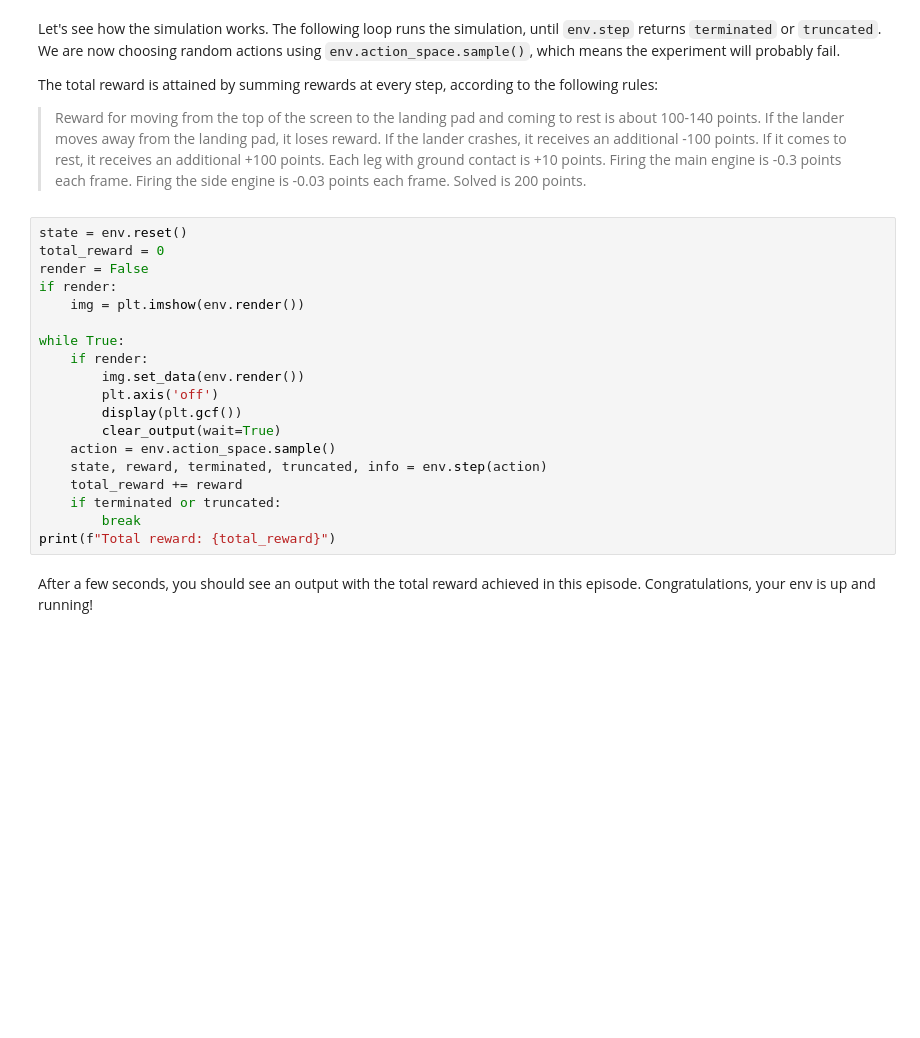
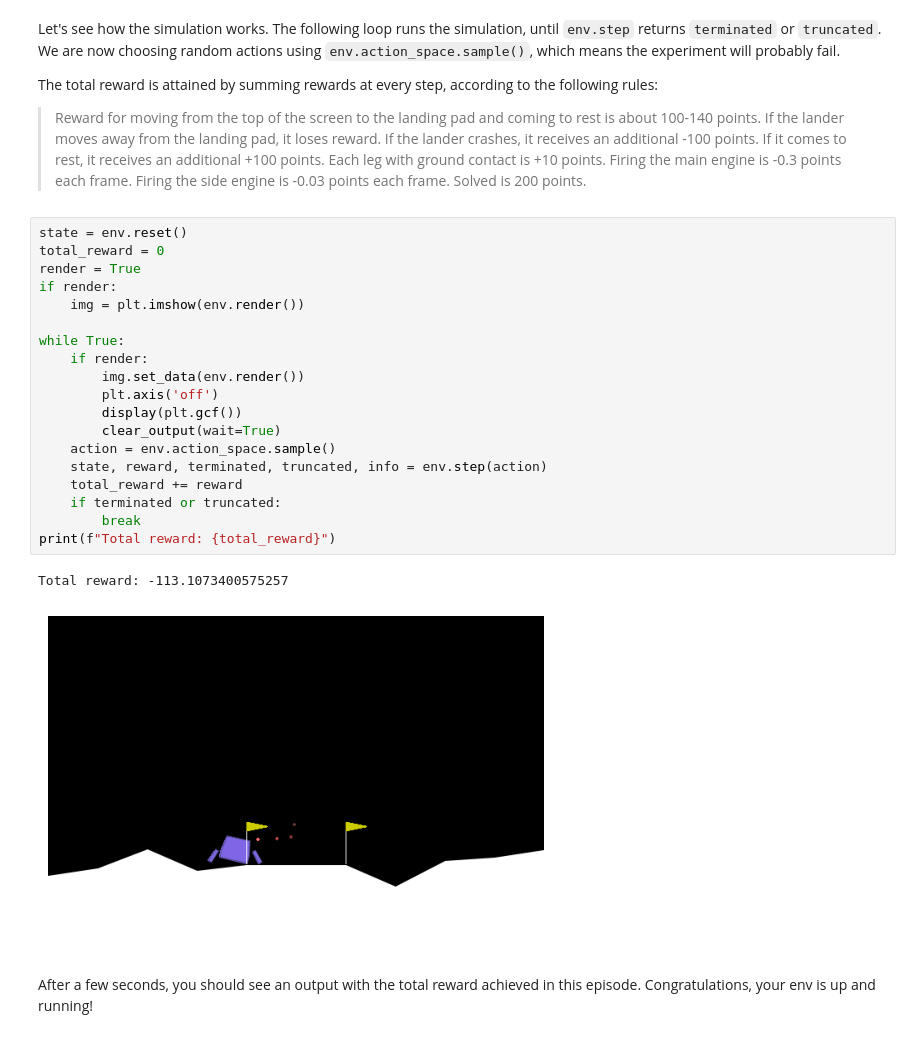
Before and after one commit to RobJMal/ethz_soft_and_biohybrid_robotics, a Jupyter notebook: Malate-RobertJomar_Assignment3_Task2.ipynb, the cells around one changed output. Cells and saved outputs as stored; diff of their text form; blank space fills up the shorter version.

```diff
--- a/Malate-RobertJomar_Assignment3_Task2.ipynb
+++ b/Malate-RobertJomar_Assignment3_Task2.ipynb
@@ -51,22 +75,25 @@ The total reward is attained by summing rewards at every step, according to the
 # %%
 state = env.reset()
 total_reward = 0
-render = False
+render = True
 if render:
     img = plt.imshow(env.render())
 
 while True:
     if render:
         img.set_data(env.render())
         plt.axis('off')
         display(plt.gcf())
         clear_output(wait=True)
     action = env.action_space.sample()
     state, reward, terminated, truncated, info = env.step(action)
     total_reward += reward
     if terminated or truncated:
         break
 print(f"Total reward: {total_reward}")
+# %% [output]
+Total reward: -113.1073400575257
+[figure, added]
 # %% [markdown]
 After a few seconds, you should see an output with the total reward achieved in this episode. Congratulations, your env is up and running!
 # %% [markdown]
```
Also changed, not shown: parts of 9 cells of this notebook, 3 other files.
